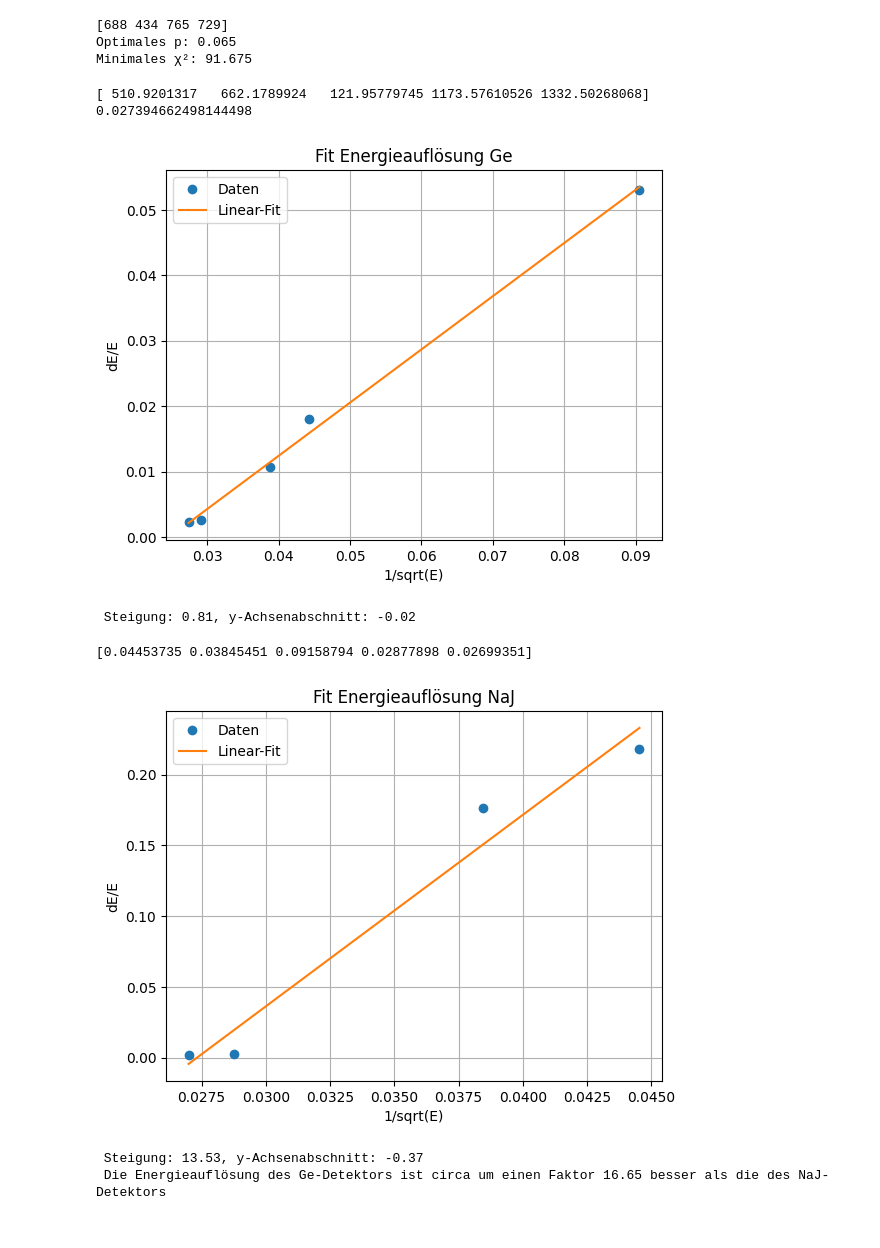
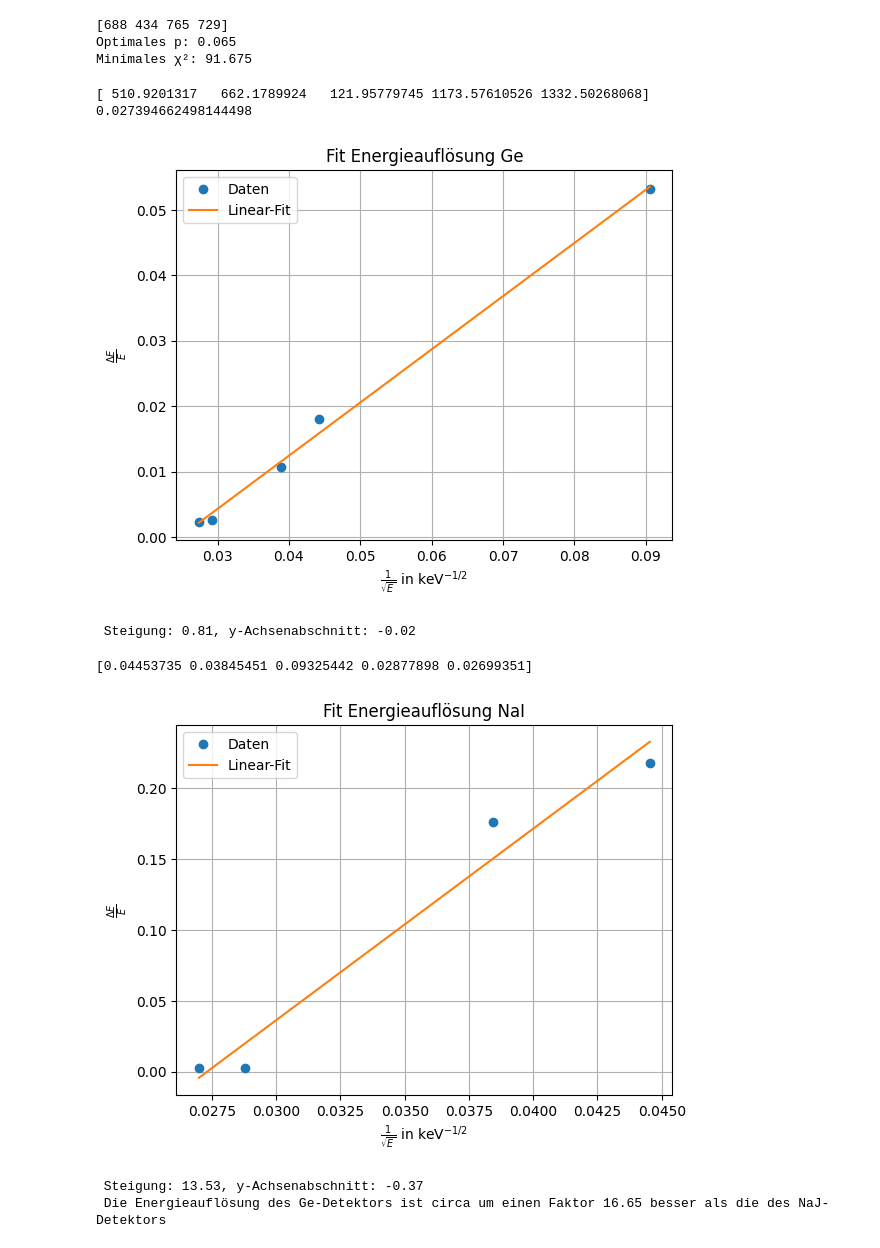
Before and after one commit to caesar2003/P4-Gamma-Coincidence-Spectroscopy, a Jupyter notebook: auswertung.ipynb, the cells around one changed output. Cells and saved outputs as stored; diff of their text form; code cells hidden in the pictures.

```diff
--- a/auswertung.ipynb
+++ b/auswertung.ipynb
@@ -149,10 +149,16 @@ for i, spec in enumerate(spectras_NaI):
 
 
     parameters, _ = curve_fit(Gauss, xdata, ydata, p0=p0)
+    if i ==3:
+        A_fit, mu_fit, sigma_fit = parameters
+        A_fit = 2600
+        mu_fit = 377
+        sigma_fit = 25
+    else:
+        A_fit, mu_fit, sigma_fit = parameters
 
+    fit_y = Gauss(np.linspace(area[i,0], area[i,1], 100), A_fit, mu_fit, sigma_fit)
 
-    A_fit, mu_fit, sigma_fit = parameters
-    fit_y = Gauss(np.linspace(area[i,0], area[i,1], 100), A_fit, mu_fit, sigma_fit)
     mu_arr_naj = np.append(mu_arr_naj, mu_fit)
     sigma_arr_naj = np.append(sigma_arr_naj, sigma_fit)
 
@@ -757,6 +763,8 @@ print(f"Minimales χ²: {chi2_min:.3f}")
 Optimales p: 0.065
 Minimales χ²: 91.675
 # %%
+
+
 E_ge = Linear(mu_arr_ge1, mg, cg)
 E_ge = np.delete(E_ge,1)
 E_ge = np.append(E_ge,split_peaks[0][0])
@@ -773,36 +781,37 @@ dE_ge = np.delete(dE_ge,1)
 dE_ge = np.append(dE_ge,split_sigmas[0][0])
 dE_ge = np.append(dE_ge,split_sigmas[0][1])
 dE_ge = dE_ge * 2* np.sqrt(2*np.log(2))
 
 dE_naj = sigma_arr_naj# * 2* np.sqrt(2*np.log(2))
 dE_naj = np.delete(dE_naj,1)
 dE_naj = np.append(dE_naj,split_sigmas[0][0])
 dE_naj = np.append(dE_naj,split_sigmas[0][1])
 dE_naj = dE_naj * 2* np.sqrt(2*np.log(2))
 
 
 xdata = 1/np.sqrt(E_ge)
 ydata = dE_ge/ E_ge
 
 parameters, _ = curve_fit(Linear, xdata, ydata)
 
 print(xdata[-1])
 mge, dge = parameters
 fit_y = Linear(np.linspace(np.min(xdata), np.max(xdata),100), mge, dge)
 
 plt.plot(xdata, ydata, 'o', label='Daten')
 plt.plot(np.linspace(np.min(xdata), np.max(xdata),100), fit_y, '-', label='Linear-Fit')
 plt.legend()
-plt.xlabel("1/sqrt(E)")
-plt.ylabel("dE/E")
+plt.xlabel(r'$\frac{1}{\sqrt{E}}\ \mathrm{in}\ \mathrm{keV}^{-1/2}$')
+plt.ylabel(r"$\frac{\Delta E}{E}$ ")
 plt.title(f'Fit Energieauflösung Ge')
 plt.grid(True)
+plt.savefig("include/Energieauflösung_Ge")
 plt.show()
 print(f" Steigung: {mge:.2f}, y-Achsenabschnitt: {dge:.2f}")
 # %% [output]
 [ 510.9201317   662.1789924   121.95779745 1173.57610526 1332.50268068]
 0.027394662498144498
-[figure, old version]
+[figure, new version]
  Steigung: 0.81, y-Achsenabschnitt: -0.02
 # %%
 xdata = 1/np.sqrt(E_naj)
@@ -819,16 +828,17 @@ fit_y = Linear(np.linspace(np.min(xdata), np.max(xdata),100), mnaj, dnaj)
 plt.plot(xdata, ydata, 'o', label='Daten')
 plt.plot(np.linspace(np.min(xdata), np.max(xdata),100), fit_y, '-', label='Linear-Fit')
 plt.legend()
-plt.xlabel("1/sqrt(E)")
-plt.ylabel("dE/E")
-plt.title(f'Fit Energieauflösung NaJ')
+plt.xlabel(r'$\frac{1}{\sqrt{E}}\ \mathrm{in}\ \mathrm{keV}^{-1/2}$')
+plt.ylabel(r"$\frac{\Delta E}{E}$ ")
+plt.title(f'Fit Energieauflösung NaI')
 plt.grid(True)
+plt.savefig("include/Energieauflösung_NaI")
 plt.show()
 print(f" Steigung: {mnaj:.2f}, y-Achsenabschnitt: {dnaj:.2f}")
 
 print(f" Die Energieauflösung des Ge-Detektors ist circa um einen Faktor {mnaj/mge:.2f} besser als die des NaJ-Detektors")
 # %% [output]
-[0.04453735 0.03845451 0.09158794 0.02877898 0.02699351]
+[0.04453735 0.03845451 0.09325442 0.02877898 0.02699351]
-[figure, old version]
+[figure, new version]
  Steigung: 13.53, y-Achsenabschnitt: -0.37
  Die Energieauflösung des Ge-Detektors ist circa um einen Faktor 16.65 besser als die des NaJ-Detektors
```
Also changed, not shown: parts of 1 cell of this notebook, 3 other files.
